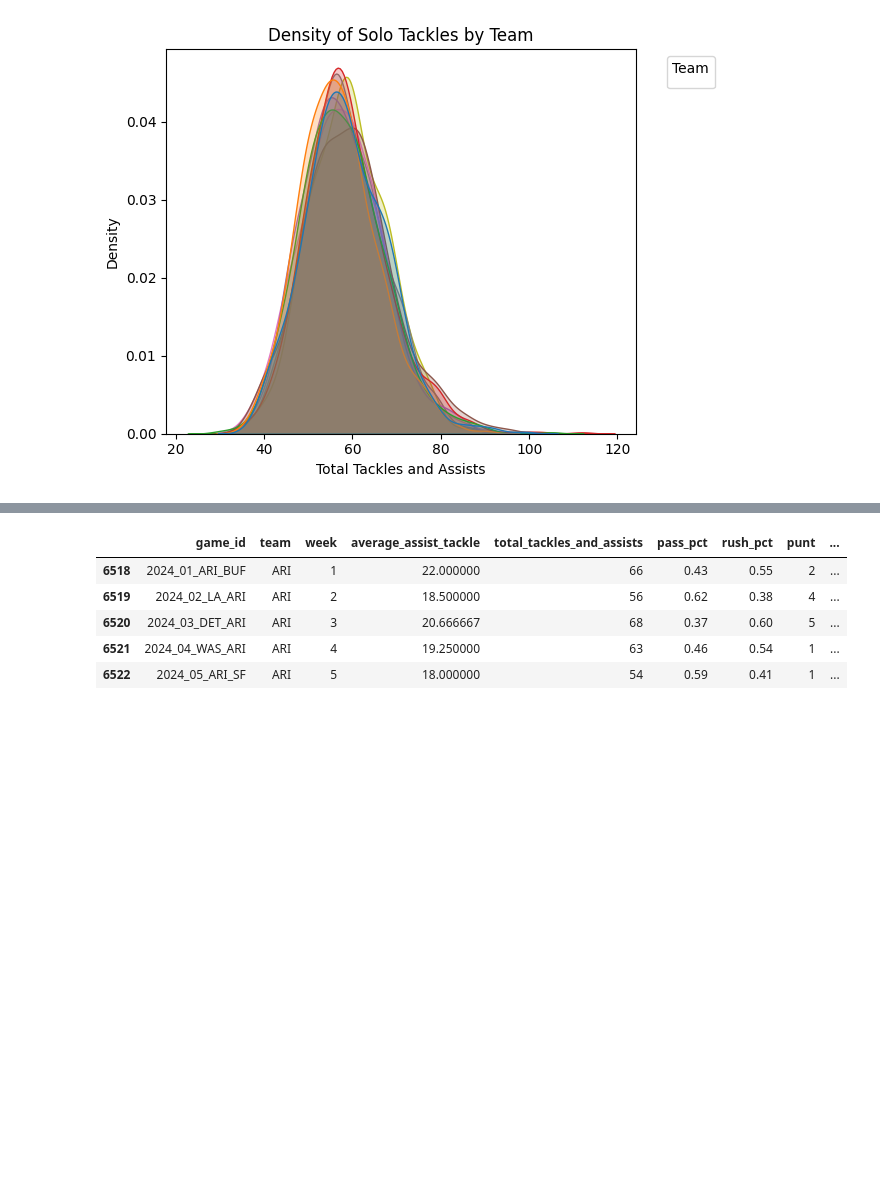
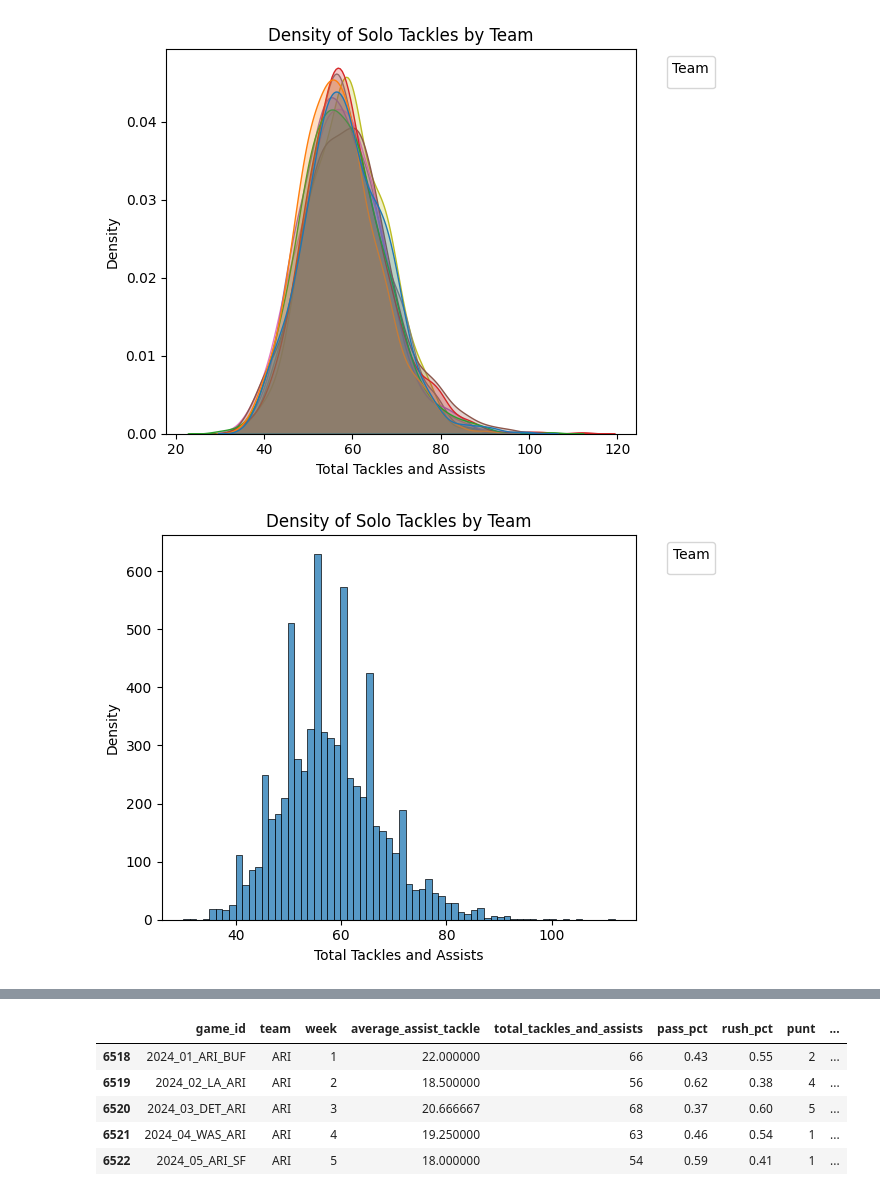
Before and after one commit to Ejaramillo1/nfl_ml_project, a Jupyter notebook: notebook/data/EDA_NFL_Team_metrics.ipynb, the cells around one changed output, grey strips where cells are left out. Cells and saved outputs as stored; diff of their text form; code cells hidden in the pictures; blank space fills up the shorter version.

Commit message:
Density plots for total tackles and assists per team

```diff
--- a/notebook/data/EDA_NFL_Team_metrics.ipynb
+++ b/notebook/data/EDA_NFL_Team_metrics.ipynb
@@ -342,3 +346,19 @@ plt.tight_layout()
 plt.show()
 # %% [output]
 [figure]
+# %%
+sns.histplot(
+    data=weekly_df_defense,
+    x='total_tackles_and_assists',
+    common_norm=False,
+    fill=True
+)
+
+plt.title('Density of Solo Tackles by Team')
+plt.xlabel('Total Tackles and Assists')
+plt.ylabel('Density')
+plt.legend(title='Team', bbox_to_anchor=(1.05, 1), loc='upper left')
+plt.tight_layout()
+plt.show()
+# %% [output]
+[figure, added]
```
Also changed, not shown: parts of 9 cells of this notebook.
